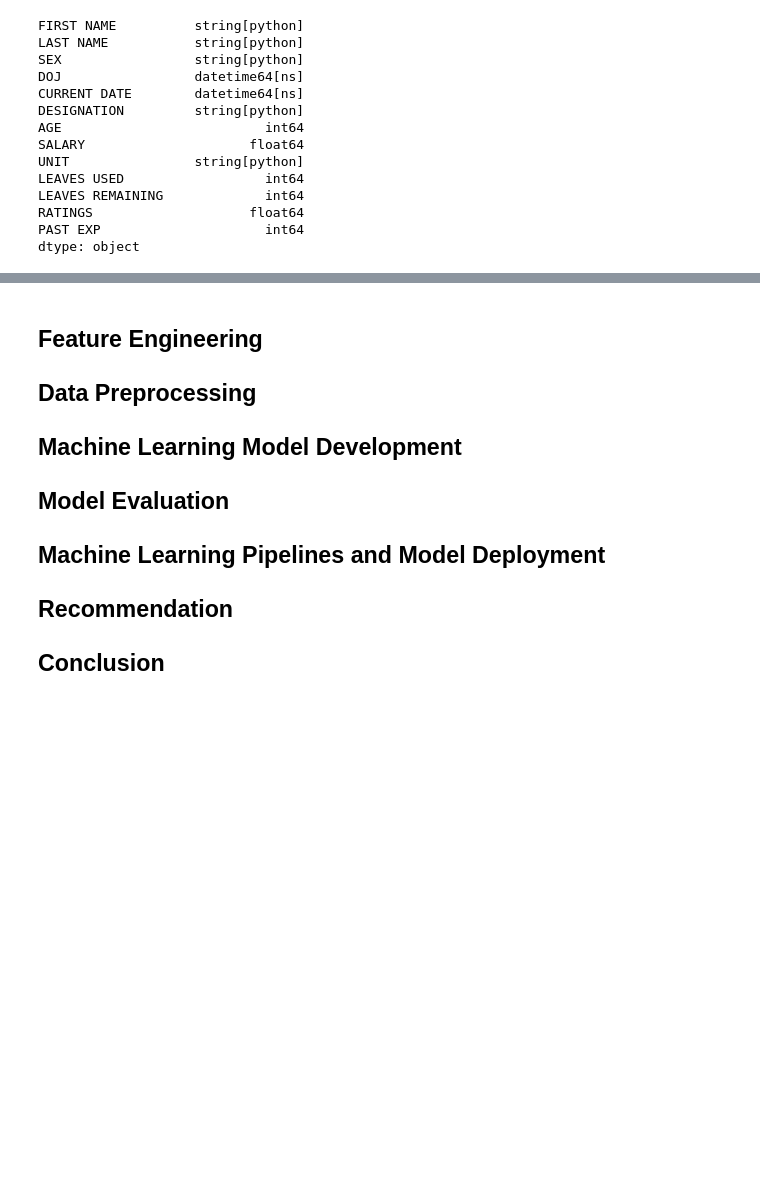
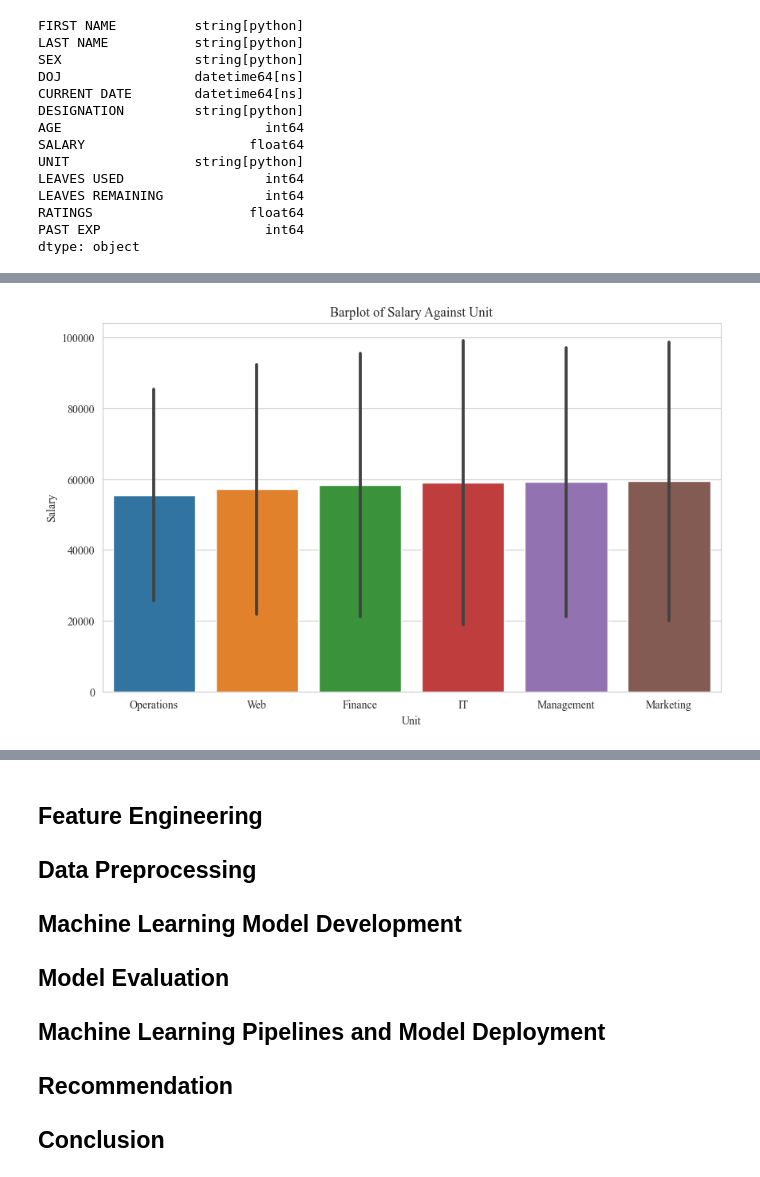
Before and after one commit to mzakariaz/MIP-Machine-Learning-Project-1, a Jupyter notebook: salary-predictions.ipynb, the cells around one changed output, grey strips where cells are left out. Saved outputs shown, nothing was run; the diff lists cells and outputs as text; code cells hidden in the pictures; blank space fills up the shorter version.

```diff
--- a/salary-predictions.ipynb
+++ b/salary-predictions.ipynb
@@ -249,0 +280,6 @@ dtype: object
+# %%
+fig, ax = plt.subplots(figsize = (10, 6), dpi = 100)
+sns.barplot(data = df, x = "UNIT", y = "SALARY", errorbar = "sd", estimator = "mean", order = df.groupby(['UNIT'])['SALARY'].mean().reset_index().sort_values('SALARY')['UNIT']).set(xlabel = "Unit", ylabel = "Salary", title = "Barplot of Salary Against Unit")
+plt.show()
+# %% [output]
+[figure, added]
```
Also changed, not shown: parts of 10 cells of this notebook.
